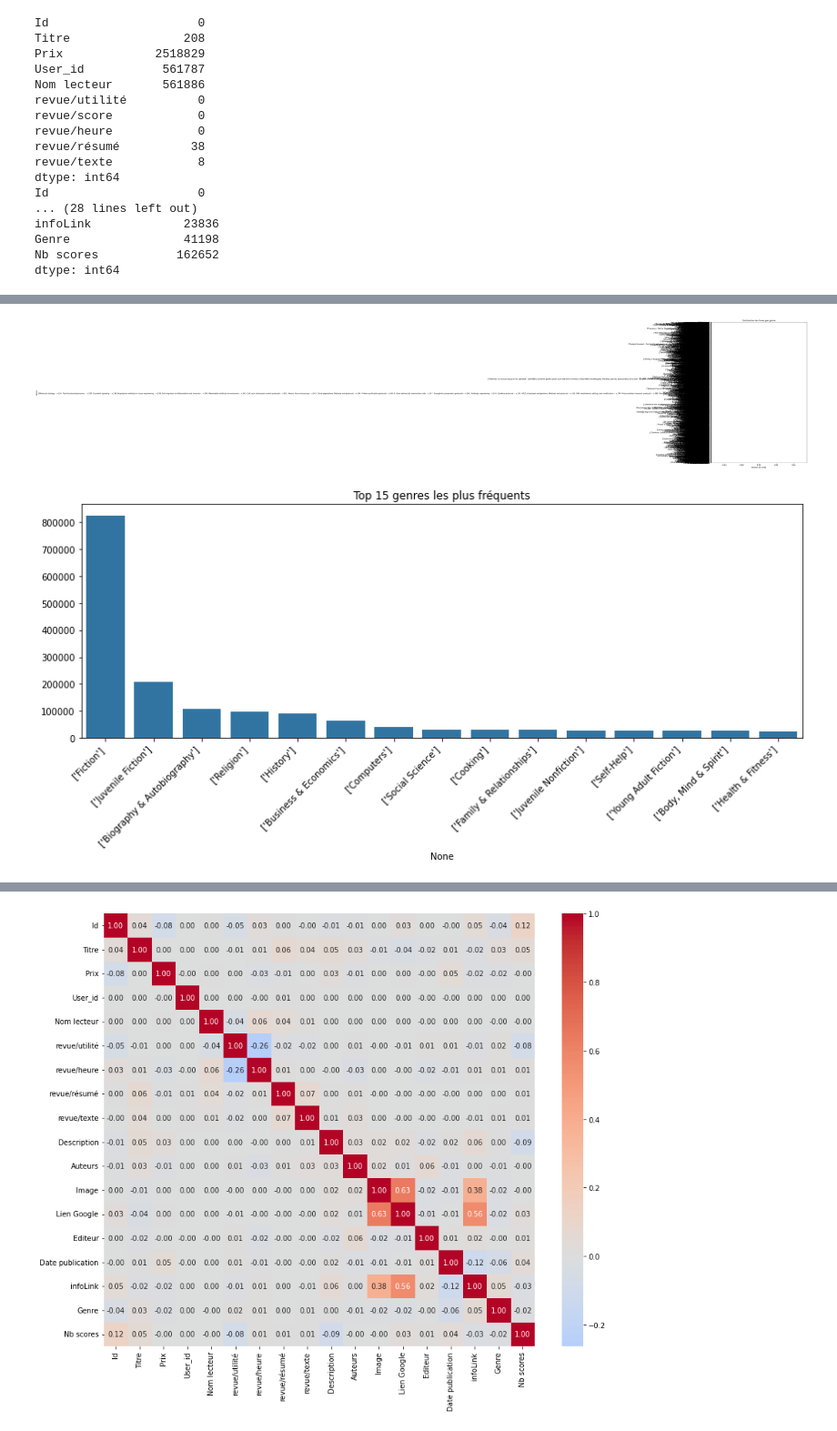
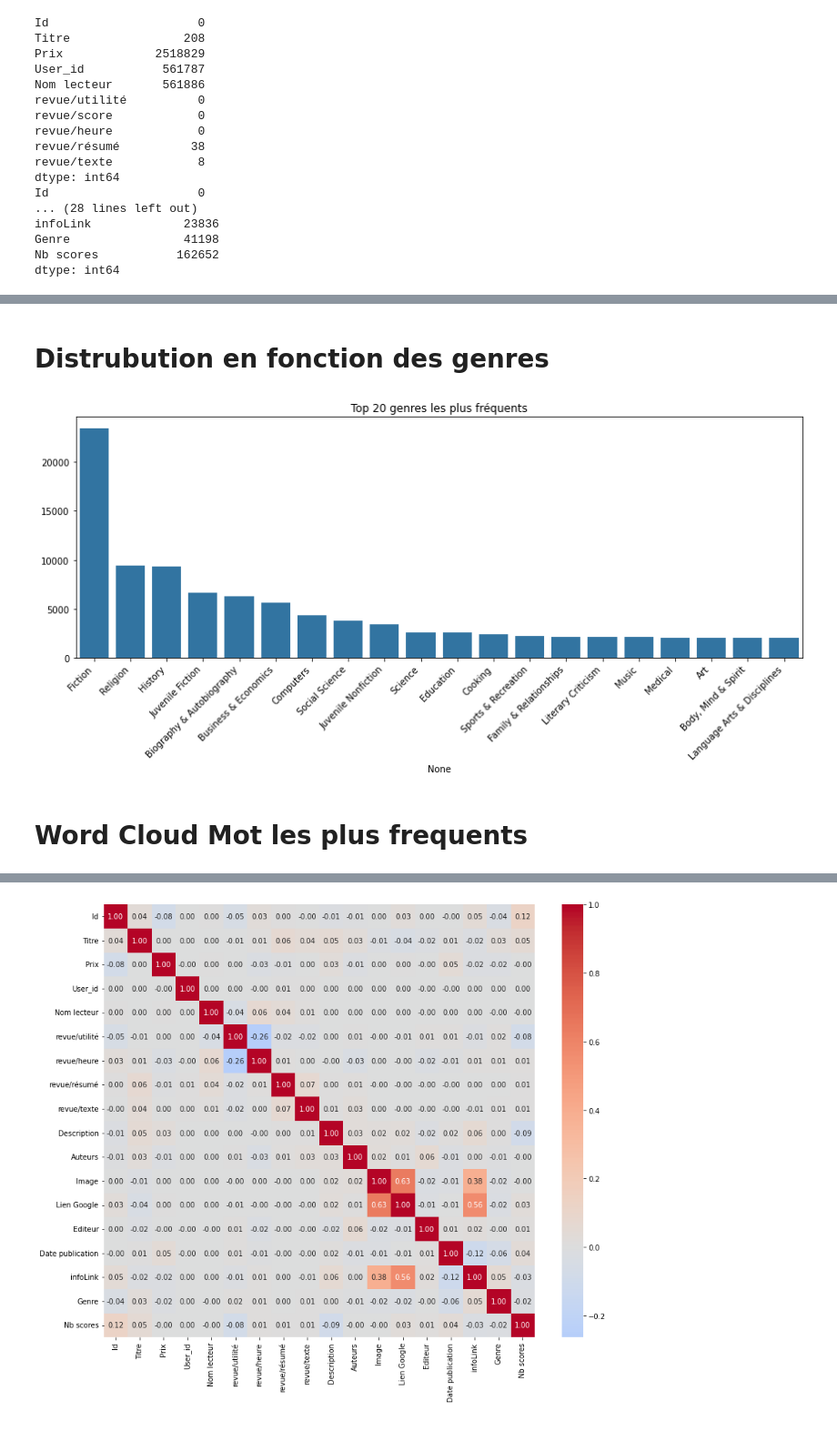
Before and after one commit to dreddee/SaeS6, a Jupyter notebook: prepa_data.ipynb, the cells around one changed output, grey strips where cells are left out. Shown: that part at 91% size. Drawn from its saved outputs; the diff is of its cells as text; code cells hidden in the pictures.

```diff
--- a/prepa_data.ipynb
+++ b/prepa_data.ipynb
@@ -1,6 +20,5 @@
 # %%
-import pandas as pd
 
 # Lecture du fichier CSV
-df = pd.read_csv('Books_rating_t.csv')
-df2 = pd.read_csv('books_data_t.csv')
+ratingdf = pd.read_csv('Books_rating_t.csv')
+datadf = pd.read_csv('books_data_t.csv')
@@ -24,0 +27,7 @@ df2.head()
+# %%
+def unwindColumns(df,columnsToUnwind):
+    resdf = df
+    for col in columnsToUnwind:
+        resdf[col] = resdf[col].apply(lambda x: ast.literal_eval(x) if isinstance(x, str) and x.startswith('[') else x)
+        resdf = resdf.explode(col)
+    return resdf
@@ -25,10 +61,10 @@ df2.head()
 # %%
-print(df.isnull().sum())
-df = df.dropna(subset=['Titre'])
-print(df.isnull().sum())
-print(df2.isnull().sum())
-df2 = df2.dropna(subset=['Titre'])
-print(df2.isnull().sum())
+print(ratingdf.isnull().sum())
+ratingdf = ratingdf.dropna(subset=['Titre'])
+print(ratingdf.isnull().sum())
+print(datadf.isnull().sum())
+datadf = datadf.dropna(subset=['Titre'])
+print(datadf.isnull().sum())
 # %% [output]
 Id                     0
 Titre                208
@@ -78,25 +94,27 @@ Name: Genre, Length: 10882, dtype: int64
-# %%
-# 1. Barplot horizontal (recommandé pour une meilleure lisibilité)
-import seaborn as sns
-import matplotlib.pyplot as plt
-plt.figure(figsize=(10, 15))  # Ajuster la taille pour la lisibilité
-sns.barplot(data=merged_df,
-           y='Genre',  # Genre sur l'axe Y pour une meilleure lecture
-           x=merged_df.groupby('Genre').size(),  # Compte des occurrences
-           order=merged_df.groupby('Genre').size().sort_values(ascending=True).index)  # Tri
-plt.title('Distribution des livres par genre')
-plt.xlabel('Nombre de livres')
-plt.xticks(rotation=0)  # Rotation des labels si nécessaire
-
-# 2. Alternative : Top N genres les plus fréquents
-N = 15  # Ajuster selon vos besoins
-top_genres = merged_df['Genre'].value_counts().nlargest(N)
-
-plt.figure(figsize=(12, 6))
-sns.barplot(x=top_genres.index, y=top_genres.values)
-plt.title(f'Top {N} genres les plus fréquents')
-plt.xticks(rotation=45, ha='right')
-plt.tight_layout()
-# %% [output]
-[figure, removed]
-[figure, removed]
+# %% [markdown]
+# Distrubution en fonction des genres
+# %%
+GenreDF = unwindColumns(datadf,['Genre'])
+genre_counts = GenreDF['Genre'].value_counts()
+
+# Transformer en DataFrame
+genre_counts_df = genre_counts.reset_index()
+
+# Renommer les colonnes pour une meilleure lisibilité
+genre_counts_df.columns = ['Genre', 'Nombre de livres']
+
+# Afficher le DataFrame
+genre_counts_df.to_csv("distribution_livre.csv")
+# %%
+N = 20  # Ajuster selon vos besoins
+top_genres = GenreDF['Genre'].value_counts().nlargest(N)
+
+plt.figure(figsize=(12, 6))
+sns.barplot(x=top_genres.index, y=top_genres.values)
+plt.title(f'Top {N} genres les plus fréquents')
+plt.xticks(rotation=45, ha='right')
+plt.tight_layout()
+# %% [output]
+[figure, added]
+# %% [markdown]
+# Word Cloud Mot les plus frequents
```
Also changed, not shown: parts of 22 cells of this notebook, 1 other file.
